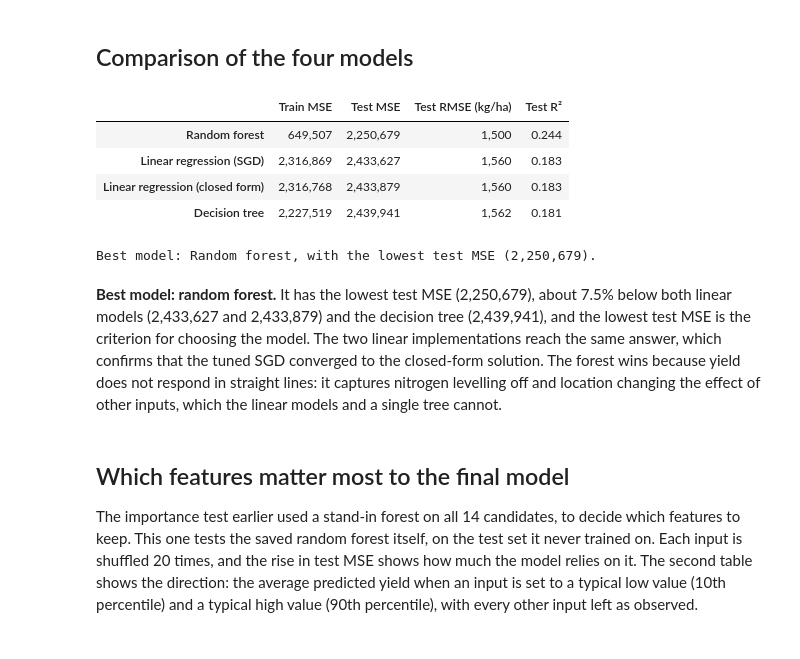
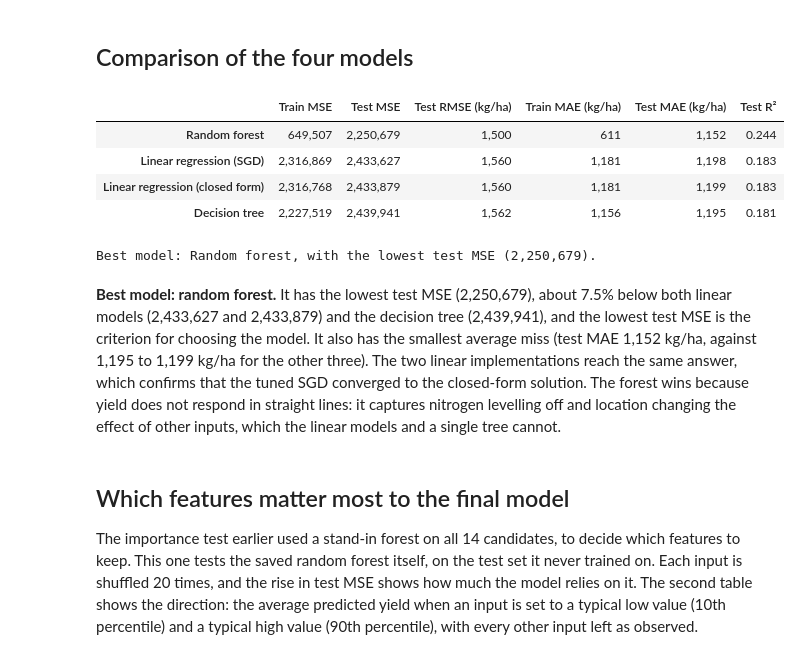
Before and after one commit to Kiguru-Alu/linear_regression_model, a Jupyter notebook: summative/linear_regression/multivariate.ipynb, the cells around one changed output. Saved outputs shown, nothing was run; the diff lists cells and outputs as text; code cells hidden in the pictures.

Commit message:
notebook: MAE for every model, model mission only

```diff
--- a/summative/linear_regression/multivariate.ipynb
+++ b/summative/linear_regression/multivariate.ipynb
@@ -620,18 +623,19 @@ The best single tree needs at least 100 fields per leaf and a depth of 9, becaus
 # %%
 comparison = pd.DataFrame(results).T.sort_values("Test MSE")
 best_name = comparison.index[0]
 display(comparison.style.format({"Train MSE": "{:,.0f}", "Test MSE": "{:,.0f}",
-                                 "Test RMSE (kg/ha)": "{:,.0f}", "Test R²": "{:.3f}"}))
+                                 "Test RMSE (kg/ha)": "{:,.0f}", "Train MAE (kg/ha)": "{:,.0f}",
+                                 "Test MAE (kg/ha)": "{:,.0f}", "Test R²": "{:.3f}"}))
 print(f"Best model: {best_name}, with the lowest test MSE ({comparison.loc[best_name, 'Test MSE']:,.0f}).")
 # %% [output]
-|  | Train MSE | Test MSE | Test RMSE (kg/ha) | Test R² |
-| Random forest | 649,507 | 2,250,679 | 1,500 | 0.244 |
-| Linear regression (SGD) | 2,316,869 | 2,433,627 | 1,560 | 0.183 |
-| Linear regression (closed form) | 2,316,768 | 2,433,879 | 1,560 | 0.183 |
-| Decision tree | 2,227,519 | 2,439,941 | 1,562 | 0.181 |
+|  | Train MSE | Test MSE | Test RMSE (kg/ha) | Train MAE (kg/ha) | Test MAE (kg/ha) | Test R² |
+| Random forest | 649,507 | 2,250,679 | 1,500 | 611 | 1,152 | 0.244 |
+| Linear regression (SGD) | 2,316,869 | 2,433,627 | 1,560 | 1,181 | 1,198 | 0.183 |
+| Linear regression (closed form) | 2,316,768 | 2,433,879 | 1,560 | 1,181 | 1,199 | 0.183 |
+| Decision tree | 2,227,519 | 2,439,941 | 1,562 | 1,156 | 1,195 | 0.181 |
 Best model: Random forest, with the lowest test MSE (2,250,679).
 # %% [markdown]
-**Best model: random forest.** It has the lowest test MSE (2,250,679), about 7.5% below both linear models (2,433,627 and 2,433,879) and the decision tree (2,439,941), and the lowest test MSE is the criterion for choosing the model. The two linear implementations reach the same answer, which confirms that the tuned SGD converged to the closed-form solution. The forest wins because yield does not respond in straight lines: it captures nitrogen levelling off and location changing the effect of other inputs, which the linear models and a single tree cannot.
+**Best model: random forest.** It has the lowest test MSE (2,250,679), about 7.5% below both linear models (2,433,627 and 2,433,879) and the decision tree (2,439,941), and the lowest test MSE is the criterion for choosing the model. It also has the smallest average miss (test MAE 1,152 kg/ha, against 1,195 to 1,199 kg/ha for the other three). The two linear implementations reach the same answer, which confirms that the tuned SGD converged to the closed-form solution. The forest wins because yield does not respond in straight lines: it captures nitrogen levelling off and location changing the effect of other inputs, which the linear models and a single tree cannot.
 # %% [markdown]
 ## Which features matter most to the final model
 
```
Also changed, not shown: parts of 14 cells of this notebook.
